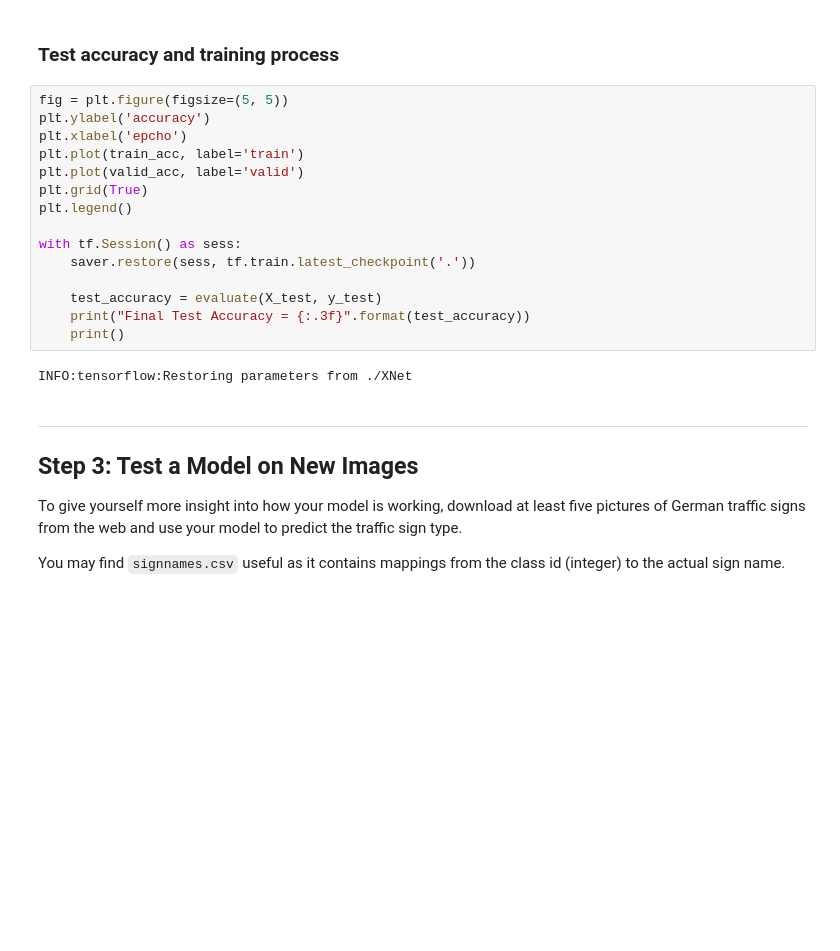
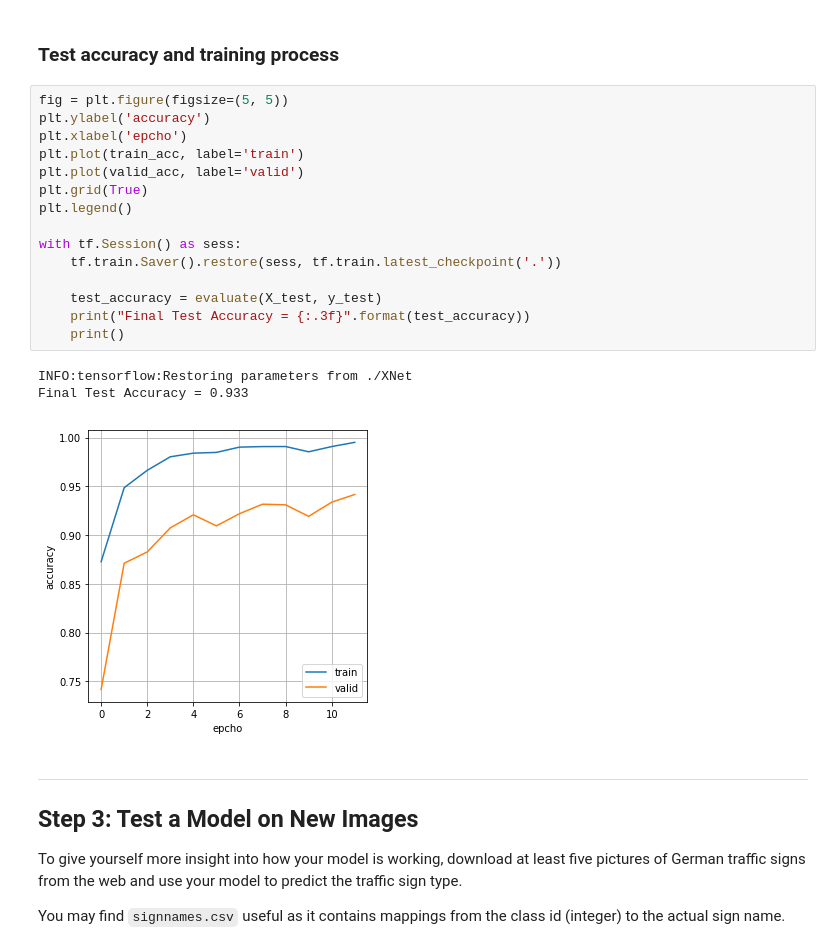
Before and after one commit to XQ-UT/CarND-Traffic-Sign-Classifier-Project, a Jupyter notebook: Traffic_Sign_Classifier.ipynb, the cells around one changed output. Drawn from its saved outputs; the diff is of its cells as text; blank space fills up the shorter version.

Commit message:
tested on new images

```diff
--- a/Traffic_Sign_Classifier.ipynb
+++ b/Traffic_Sign_Classifier.ipynb
@@ -322,20 +322,22 @@ Model saved
 # %%
 fig = plt.figure(figsize=(5, 5))
 plt.ylabel('accuracy')
 plt.xlabel('epcho')
 plt.plot(train_acc, label='train')
 plt.plot(valid_acc, label='valid')
 plt.grid(True)
 plt.legend()
 
 with tf.Session() as sess:
-    saver.restore(sess, tf.train.latest_checkpoint('.'))
+    tf.train.Saver().restore(sess, tf.train.latest_checkpoint('.'))
 
     test_accuracy = evaluate(X_test, y_test)
     print("Final Test Accuracy = {:.3f}".format(test_accuracy))
     print()
 # %% [output]
 INFO:tensorflow:Restoring parameters from ./XNet
+Final Test Accuracy = 0.933
+[figure, added]
 # %% [markdown]
 ---
 
```
Also changed, not shown: parts of 5 cells of this notebook, 7 other files.
